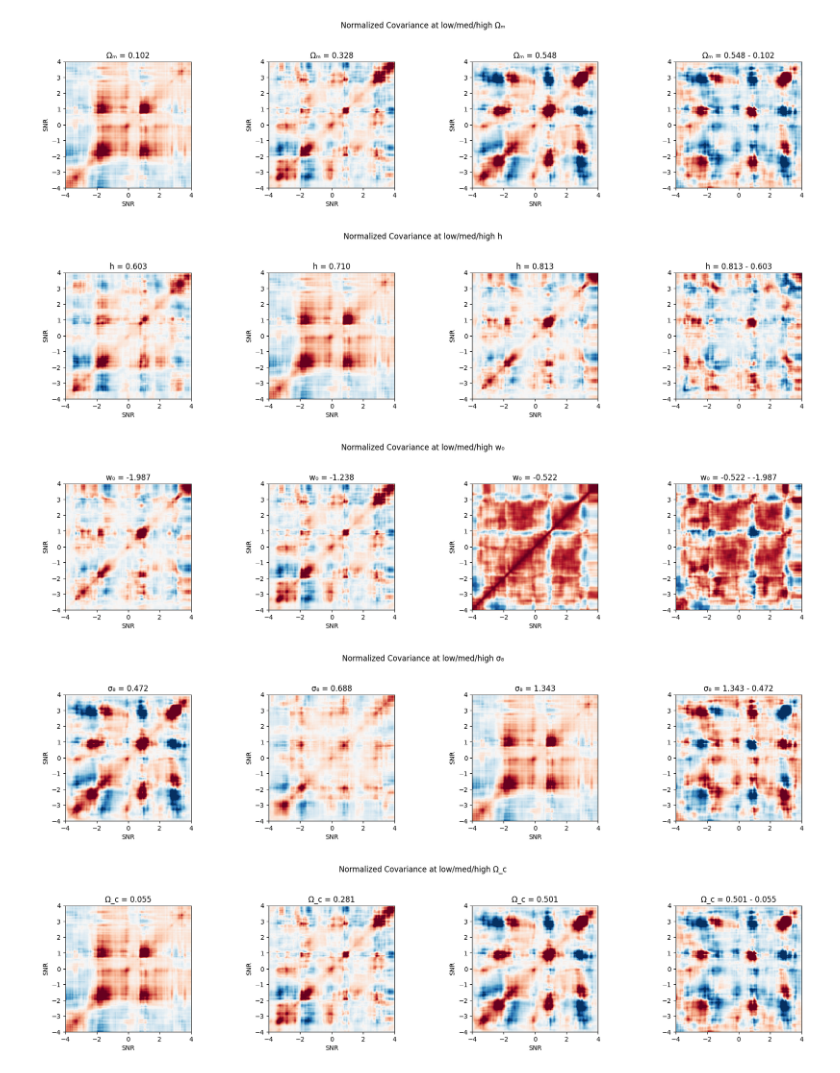
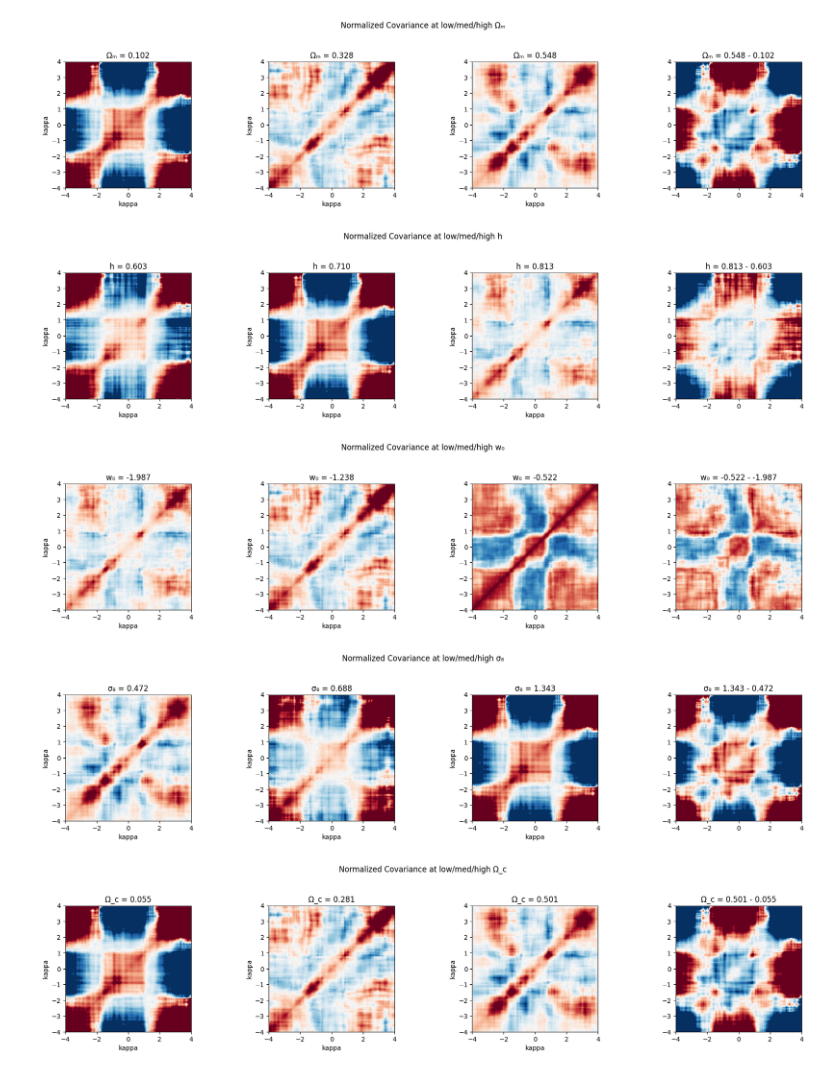
Before and after one commit to vilasinits/WALE, a Jupyter notebook: notebooks/covariance.ipynb, the cells around one changed output. Saved outputs shown, nothing was run; the diff lists cells and outputs as text; code cells hidden in the pictures.

```diff
--- a/notebooks/covariance.ipynb
+++ b/notebooks/covariance.ipynb
@@ -20,10 +27,10 @@ import cProfile, pstats
 # %%
 cosmotable = np.loadtxt('/feynman/work/dap/lcs/vt272285/final_codes/LDT_2cell_l1_norm/data/CosmoTable.dat')
-cosmotable_om = cosmotable[:,1]
-cosmotable_h = cosmotable[:,2]
-cosmotable_w0 = cosmotable[:,3]
-cosmotable_sig8 =  cosmotable[:,4]
-cosmotable_oc = cosmotable[:,5]
+cosmotable_om = cosmotable[:,1][:-1]
+cosmotable_h = cosmotable[:,2][:-1]
+cosmotable_w0 = cosmotable[:,3][:-1]
+cosmotable_sig8 =  cosmotable[:,4][:-1]
+cosmotable_oc = cosmotable[:,5][:-1]
 
 # Define parameter bounds based on min and max values
 param_bounds = np.array([
@@ -34,7 +41,7 @@ param_bounds = np.array([
     [cosmotable_oc.min(), cosmotable_oc.max()]
 ])
 
-lh_df = pd.DataFrame(cosmotable[:,1:], columns=["Om", "h", "w0", "sig8", "Oc"])
+lh_df = pd.DataFrame(cosmotable[:-1,1:], columns=["Om", "h", "w0", "sig8", "Oc"])
 
 cosmotable_new = np.loadtxt('/feynman/work/dap/lcs/vt272285/final_codes/LDT_2cell_l1_norm/data/lhs_cosmo_samples_halofit.dat')
 cosmotable_om_new = cosmotable_new[:,0]
@@ -46,4 +53,4 @@ cosmotable_sig8_new =  cosmotable_new[:,3]
 
 lh_df_new = pd.DataFrame(cosmotable_new[:,:], columns=["Om", "h", "w0", "sig8"])
 
-# print(lh_df.T)
+print(lh_df.T)
@@ -50,10 +75,11 @@ lh_df_new = pd.DataFrame(cosmotable_new[:,:], columns=["Om", "h", "w0", "sig8"])
 # %%
-theta = 20
+theta = 15
 R_pixels = theta/0.5
 
 edges = np.linspace(-0.04,0.04,402)
 centers = 0.5*(edges[1:] + edges[:-1])
 snr = np.linspace(-4,4,401)
+center_new = np.linspace(-0.012,0.012,200)
 
 tomo_bin = 5
 filter_type = 'tophat'
@@ -71,7 +97,16 @@ for cosmo_index in range(0,25):
                                                                                             plot=False,
                                                                                         )
 
-    cov = np.cov(sim_pdf_runs, rowvar=False)
+    sim_pdfs_centers = []
+
+    for i in range(len(sim_pdf_runs)):
+        spline = CubicSpline(snr*np.sqrt(simvar[i]), sim_pdf_runs[i])
+        sim_pdfs_centers.append(spline(center_new))
+
+
+    sim_pdfs_centers = np.array(sim_pdfs_centers)
+    # plt.plot(center_new, sim_pdfs_centers.T, alpha=0.3)
+    cov = np.cov(sim_pdfs_centers, rowvar=False)
     covs.append(cov)
 # %%
 covs = np.array(covs)
@@ -116,38 +151,38 @@ diag_sums = np.sum(np.diagonal(covs, axis1=1, axis2=2), axis=1)  # (25,)
 nmax      = np.argmax(diag_sums)
 
 # (b) reference diagonal
 ref_diag  = np.diagonal(covs[nmax], axis1=0, axis2=1)           # (B,)
 
 # (c) normalized covariances
 #     shape: (25, B, B)
 C_norm    = covs / np.sqrt(ref_diag[None,:,None] * ref_diag[None,None,:])
 
 # --- 2) Plot heatmaps at low/med/high of each parameter ---
 param_names = ["Ωₘ","h","w₀","σ₈","Ω_c"]
 # assume params has shape (25,5) in the same order
 
 for ip, name in enumerate(param_names):
     # sort cosmologies by the ip-th parameter
     order = np.argsort(params[:,ip])
     picks = [order[0],                # lowest
              order[len(order)//2],    # median
              order[-1]]               # highest
 
     fig, axes = plt.subplots(1, 4, figsize=(18,4), tight_layout=True)
     for ax, idx in zip(axes, picks):
         im = ax.imshow(C_norm[idx], origin='lower', vmin=-1, vmax=+1, cmap='RdBu_r',extent=[snr[0],snr[-1], snr[0],snr[-1]])
         ax.set_title(f"{name} = {params[idx,ip]:.3f}")
-        ax.set_xlabel("SNR")
-        ax.set_ylabel("SNR")
+        ax.set_xlabel("kappa")
+        ax.set_ylabel("kappa")
 
     im = axes[3].imshow(C_norm[picks[-1]]-C_norm[picks[0]], origin='lower', vmin=-1, vmax=+1, cmap='RdBu_r',extent=[snr[0],snr[-1], snr[0],snr[-1]])
     axes[3].set_title(f"{name} = {params[picks[-1],ip]:.3f} - {params[picks[0],ip]:.3f}")
     fig.suptitle(f"Normalized Covariance at low/med/high {name}", y=1.05)
     plt.show()
 # %% [output]
-[figure, old version]
+[figure, new version]
-[figure, old version]
+[figure, new version]
-[figure, old version]
+[figure, new version]
-[figure, old version]
+[figure, new version]
-[figure, old version]
+[figure, new version]
 # %%
```
Also changed, not shown: parts of 6 cells of this notebook, 14 other files.
